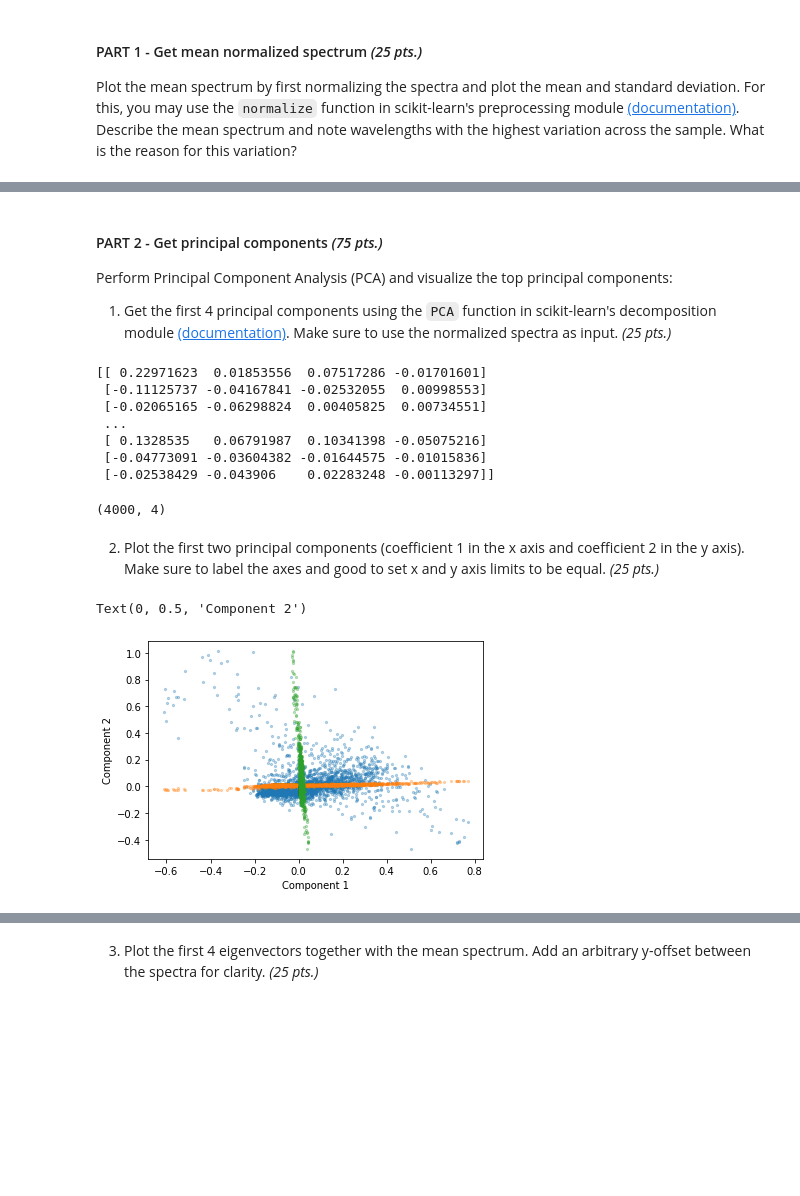
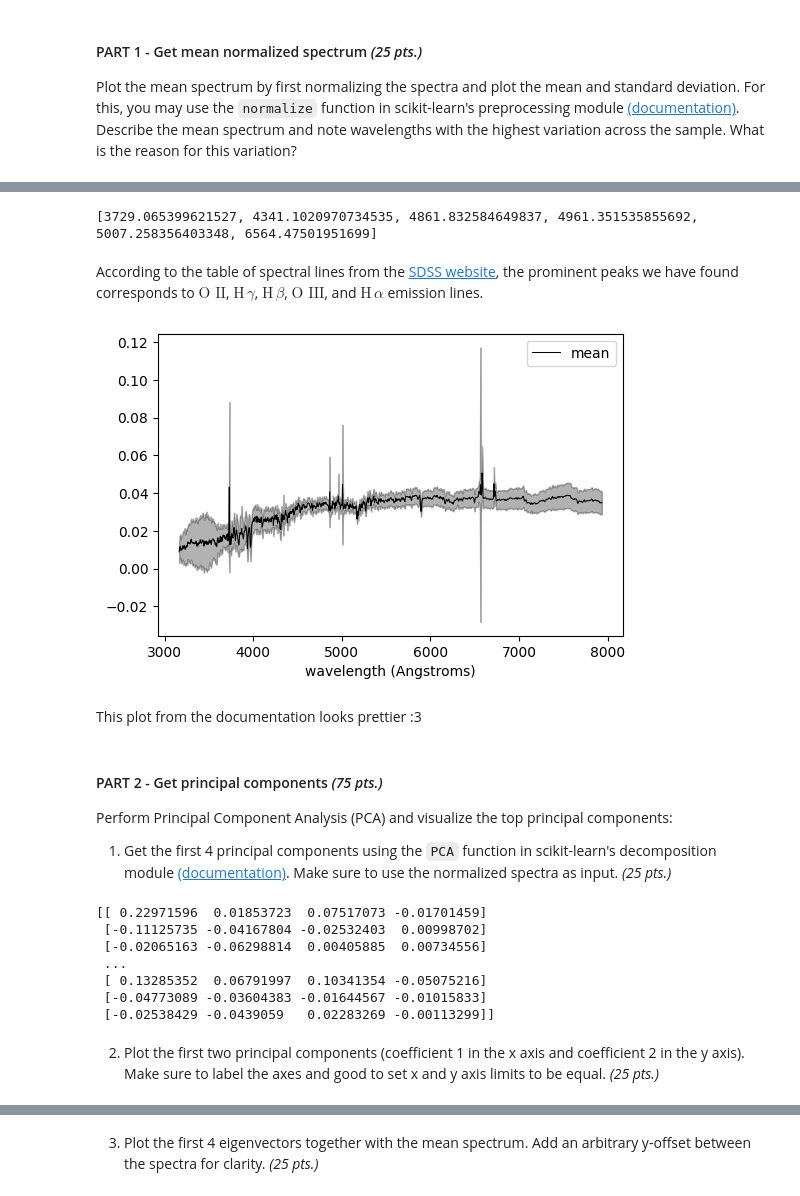
Before and after one commit to xxtofff/App_Physics_157, a Jupyter notebook: Lab Assignments/notebooks/A3 - Principal Component Analysis.ipynb, the cells around one changed output, grey strips where cells are left out. Cells and saved outputs as stored; diff of their text form; code cells hidden in the pictures; blank space fills up the shorter version.

```diff
--- a/Lab Assignments/notebooks/A3 - Principal Component Analysis.ipynb
+++ b/Lab Assignments/notebooks/A3 - Principal Component Analysis.ipynb
@@ -102,3 +106,22 @@ plt.legend()
+# %%
+eps = 0.0008
+
+peak_wavelength = [wavelength[i] for i in range(wavelength.size) if ((st_dev[wavelength == wavelength[i]] - st_dev[wavelength == wavelength[i-1]]))/(wavelength[i]-wavelength[i-1]) > eps and ((st_dev[wavelength == wavelength[i+1]] - st_dev[wavelength == wavelength[i]]))/(wavelength[i+1]-wavelength[i]) < -eps]
+print(peak_wavelength)
+# %% [output]
+[3729.065399621527, 4341.1020970734535, 4861.832584649837, 4961.351535855692, 5007.258356403348, 6564.47501951699]
+# %% [markdown]
+According to the table of spectral lines from the [SDSS website](https://classic.sdss.org/dr6/algorithms/linestable.php), the prominent peaks we have found corresponds to $\text{O II}$, $\text{H}\, \gamma$, $\text{H}\, \beta$, $\text{O III}$, and $\text{H}\, \alpha$ emission lines.
+# %%
+plt.plot(wavelength, mean, 'k-', label = 'mean')
+plt.fill_between(wavelength, mean - st_dev, mean + st_dev, where=(mean + st_dev) > 0, interpolate=True, color='k', alpha=0.3)
+plt.xlabel("wavelength (Angstroms)")
+plt.legend()
+plt.show()
+# %% [output]
+[figure, added]
+# %% [markdown]
+This plot from the documentation looks prettier :3
 # %% [markdown]
 #### PART 2 - Get principal components *(75 pts.)*
 
@@ -107,28 +130,16 @@ Perform Principal Component Analysis (PCA) and visualize the top principal compo
 # %%
 from sklearn.decomposition import PCA
 
-pca = PCA(n_components=4)
-pca_spec = pca.fit_transform(norm_spectra)
+pca = PCA(n_components=4) #specify the number of components
+pca_spec = pca.fit_transform(norm_spectra) #find the PCA parameters and transform the data accordingly.
 print(pca_spec)
-np.shape(pca_spec)
 # %% [output]
-[[ 0.22971623  0.01853556  0.07517286 -0.01701601]
- [-0.11125737 -0.04167841 -0.02532055  0.00998553]
- [-0.02065165 -0.06298824  0.00405825  0.00734551]
+[[ 0.22971596  0.01853723  0.07517073 -0.01701459]
+ [-0.11125735 -0.04167804 -0.02532403  0.00998702]
+ [-0.02065163 -0.06298814  0.00405885  0.00734556]
  ...
- [ 0.1328535   0.06791987  0.10341398 -0.05075216]
- [-0.04773091 -0.03604382 -0.01644575 -0.01015836]
- [-0.02538429 -0.043906    0.02283248 -0.00113297]]
+ [ 0.13285352  0.06791997  0.10341354 -0.05075216]
+ [-0.04773089 -0.03604383 -0.01644567 -0.01015833]
+ [-0.02538429 -0.0439059   0.02283269 -0.00113299]]
-(4000, 4)
 # %% [markdown]
 2. Plot the first two principal components (coefficient 1 in the x axis and coefficient 2 in the y axis). Make sure to label the axes and good to set x and y axis limits to be equal. *(25 pts.)*
-# %%
-inv_pca = pca.inverse_transform(pca_spec)
-plt.scatter(pca_spec[:,0],pca_spec[:,1], s = 5, alpha = 0.3)
-plt.scatter(pca_spec[:,0],inv_pca[:,0], s = 5, alpha = 0.3)
-plt.scatter(inv_pca[:,1],pca_spec[:,1], s = 5, alpha = 0.3)
-plt.xlabel('Component 1')
-plt.ylabel('Component 2')
-# %% [output]
-Text(0, 0.5, 'Component 2')
-[figure, removed]
```
Also changed, not shown: parts of 11 cells of this notebook, 3 other files.
